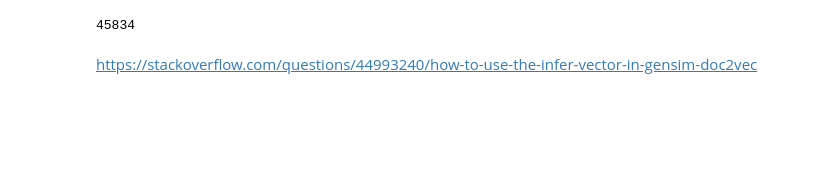
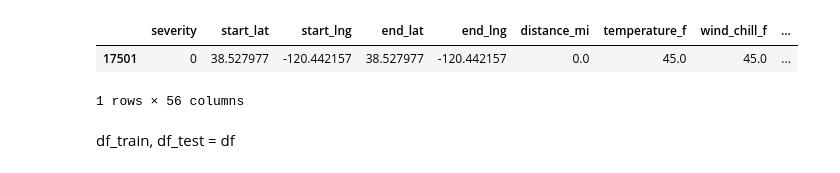
Before and after one commit to pablolp99/ldd-1c22, a Jupyter notebook: TP2_datos/preprocessing.ipynb, the cells around one changed output. Drawn from its saved outputs; the diff is of its cells as text; code cells hidden in the pictures; blank space fills up the shorter version.

```diff
--- a/TP2_datos/preprocessing.ipynb
+++ b/TP2_datos/preprocessing.ipynb
@@ -17,6 +20,6 @@ def vectorize(ts):
     return sum([model.wv.get_vector(i) for i in ts])
 # %%
-to_drop = [
+TO_DROP = [
     'number',
     'street',
     'side',
@@ -30,7 +33,7 @@ to_drop = [
     'weather_timestamp',
 ]
 
-to_cast = [
+TO_CAST = [
     "amenity",
     "bump",
     "crossing",
@@ -50,7 +53,7 @@ to_cast = [
     "astronomical_twilight",
 ]
 
-sunset_twilight = {
+SS_TW = {
     "Day": 1,
     "Night": 0,
 }
@@ -120,4 +116,0 @@ df = df.drop(columns=['description_tokenized', 'description_vectorized', 'descri
-# %%
-df.dropna().__len__()
-# %% [output]
-45834
@@ -126,2 +117,12 @@ df.to_csv("train_clean.csv")
-# %% [markdown]
-https://stackoverflow.com/questions/44993240/how-to-use-the-infer-vector-in-gensim-doc2vec
+# %%
+df = pd.read_csv("train.csv").drop(columns=['Unnamed: 0.1','Unnamed: 0'])
+
+df = preprocess(df)
+# %%
+df.sample()
+# %% [output]
+|  | severity | start_lat | start_lng | end_lat | end_lng | distance_mi | temperature_f | wind_chill_f | ... |
+| 17501 | 0 | 38.527977 | -120.442157 | 38.527977 | -120.442157 | 0.0 | 45.0 | 45.0 | ... |
+1 rows × 56 columns
+# %% [markdown]
+df_train, df_test = df
```
Also changed, not shown: parts of 9 cells of this notebook, 19 other files.
